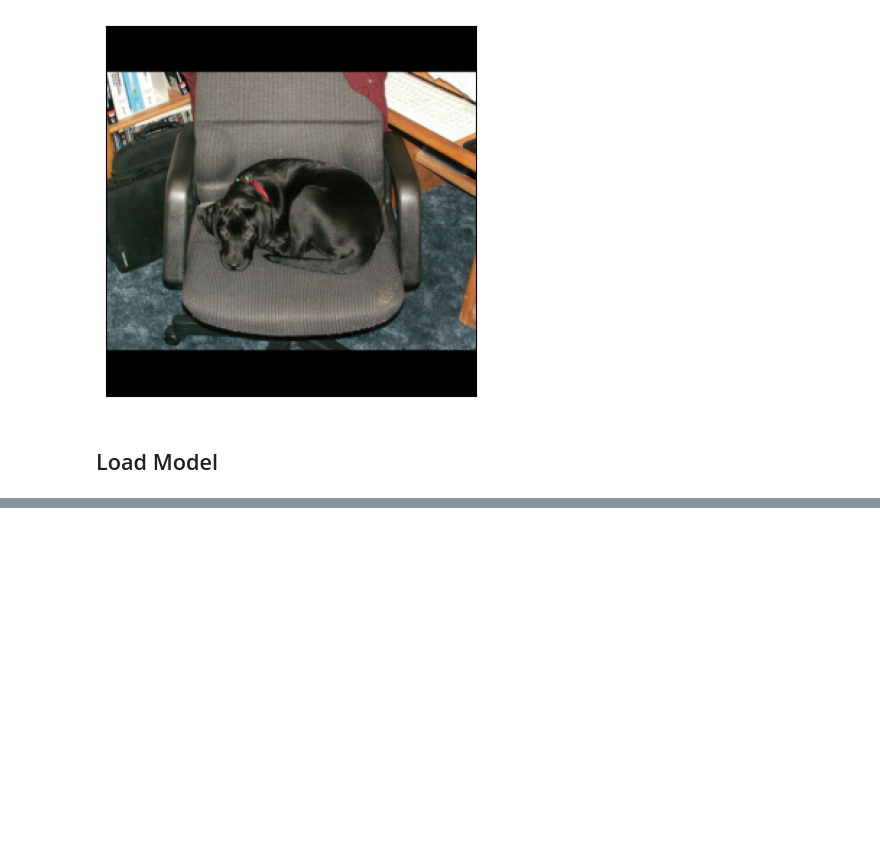
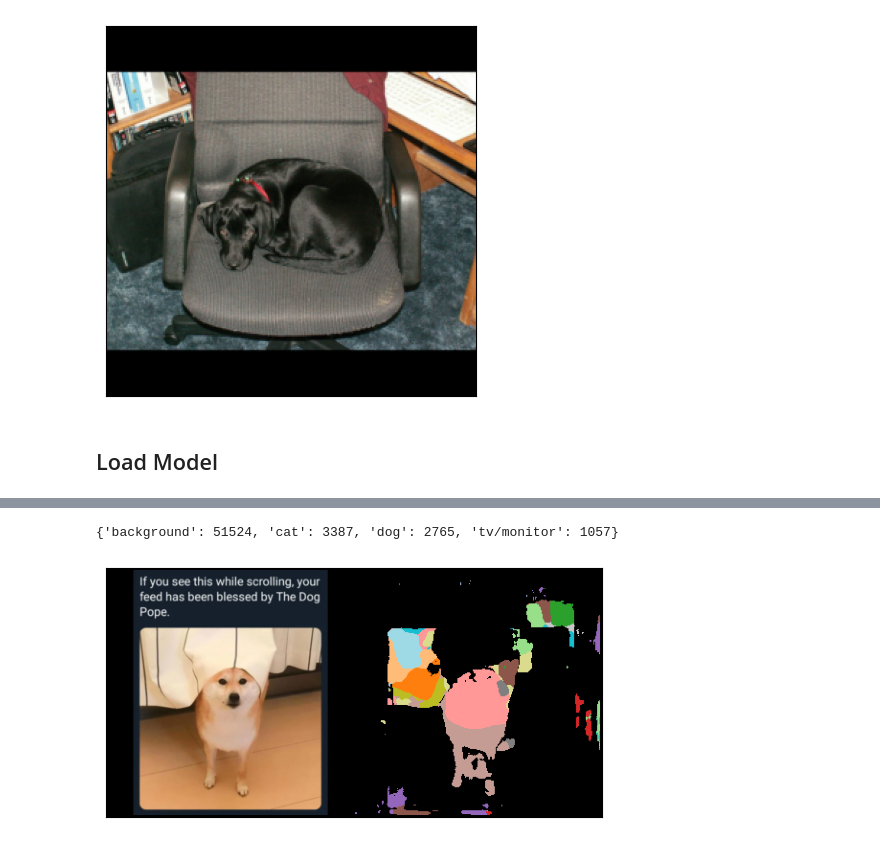
Before and after one commit to akors/dogunet, a Jupyter notebook: dogunet-analyze.ipynb, the cells around one changed output, grey strips where cells are left out. Cells and saved outputs as stored; diff of their text form; code cells hidden in the pictures; blank space fills up the shorter version.

```diff
--- a/dogunet-analyze.ipynb
+++ b/dogunet-analyze.ipynb
@@ -150,0 +151,22 @@ Clipping input data to the valid range for imshow with RGB data ([0..1] for floa
+# %%
+def infer_imgfile(path: str):
+    with Image.open(path) as imgfile:
+        img = tr_img(imgfile)
+
+    with torch.no_grad():
+        pred = model(img.unsqueeze(0).to(device))
+        pred = pred.to(device='cpu')
+        pred_amax = torch.argmax(pred.squeeze(0), dim=0)
+
+        grid = visualize.make_comparison_grid(img=tr_img_inv(img.unsqueeze(0)), prediction=pred_amax.unsqueeze(0))
+
+    p = visualize.imshow_tensor(grid)
+    top_k_classpixels = topclass_dict(pred_amax)
+
+    return p, top_k_classpixels
+# %%
+comp_img, classes = infer_imgfile("./data/mysamples/dogpope.jpg")
+classes
+# %% [output]
+{'background': 51524, 'cat': 3387, 'dog': 2765, 'tv/monitor': 1057}
+[figure, added]
```
Also changed, not shown: parts of 34 cells of this notebook.
